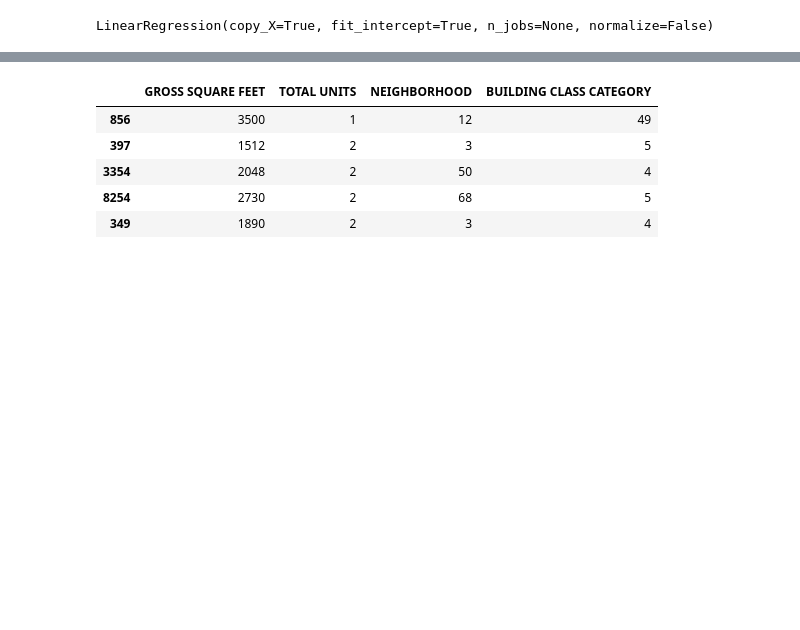
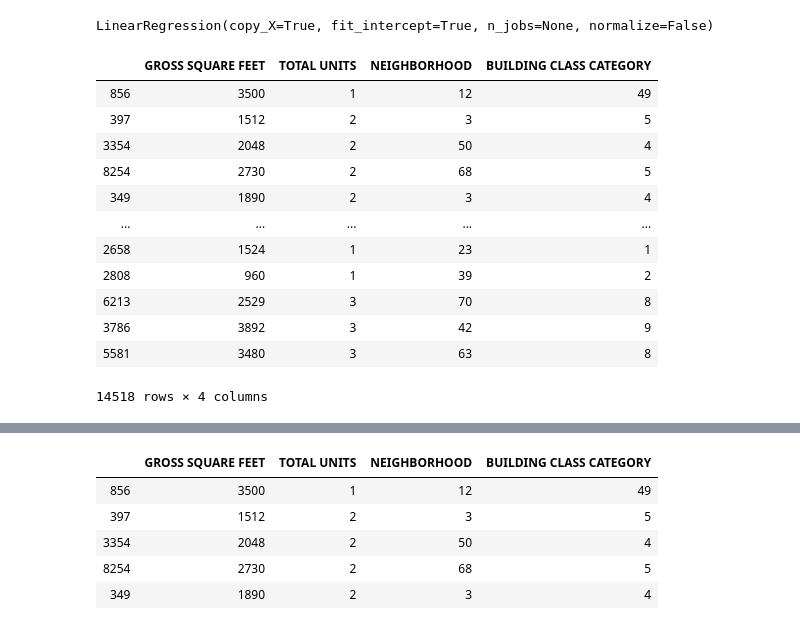
Before and after one commit to diegoleonardoro/bx_tourism, a Jupyter notebook: Clean Data with Machine Learning.ipynb, the cells around one changed output, grey strips where cells are left out. Cells and saved outputs as stored; diff of their text form; code cells hidden in the pictures; blank space fills up the shorter version.

```diff
--- a/Clean Data with Machine Learning.ipynb
+++ b/Clean Data with Machine Learning.ipynb
@@ -227,3 +234,19 @@ X_train, X_test, Y_train, Y_test = train_test_split(X, Y, random_state=42)
 model.fit(X_train, Y_train)
 # %% [output]
 LinearRegression(copy_X=True, fit_intercept=True, n_jobs=None, normalize=False)
+# %%
+X_test
+# %% [output]
+|  | GROSS SQUARE FEET | TOTAL UNITS | NEIGHBORHOOD | BUILDING CLASS CATEGORY |
+| 856 | 3500 | 1 | 12 | 49 |
+| 397 | 1512 | 2 | 3 | 5 |
+| 3354 | 2048 | 2 | 50 | 4 |
+| 8254 | 2730 | 2 | 68 | 5 |
+| 349 | 1890 | 2 | 3 | 4 |
+| ... | ... | ... | ... | ... |
+| 2658 | 1524 | 1 | 23 | 1 |
+| 2808 | 960 | 1 | 39 | 2 |
+| 6213 | 2529 | 3 | 70 | 8 |
+| 3786 | 3892 | 3 | 42 | 9 |
+| 5581 | 3480 | 3 | 63 | 8 |
+14518 rows × 4 columns
```
Also changed, not shown: parts of 13 cells of this notebook, 3 other files.
